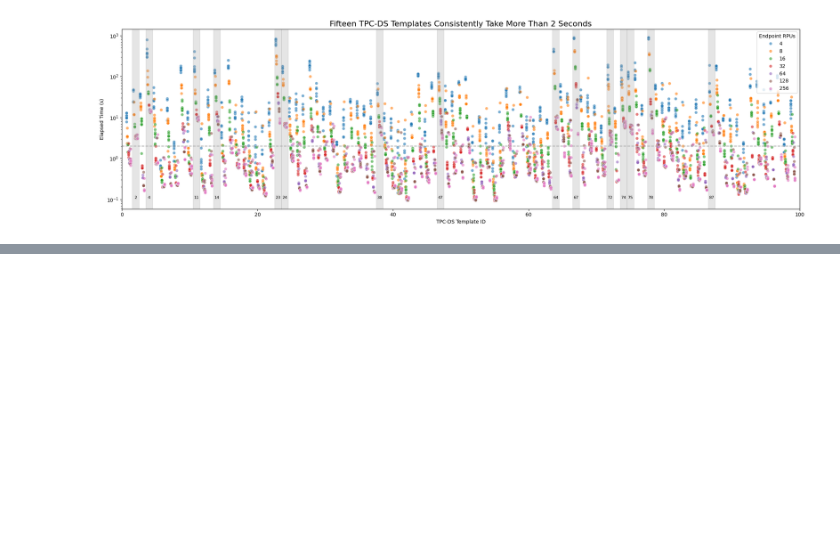
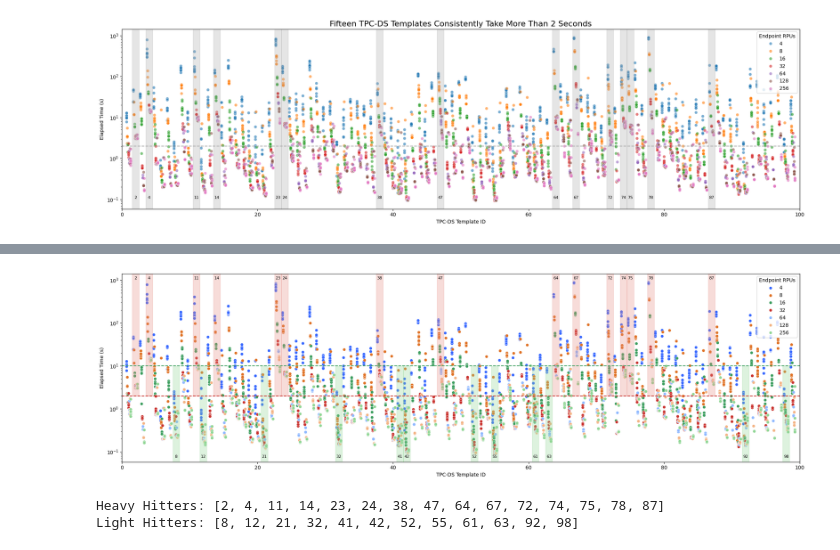
Before and after one commit to mmarkakis/autoslo, a Jupyter notebook: experiments/01_benchmarking_workload_analysis/heavy_hitters.ipynb, the cells around one changed output, grey strips where cells are left out. Saved outputs shown, nothing was run; the diff lists cells and outputs as text; code cells hidden in the pictures; blank space fills up the shorter version.

```diff
--- a/experiments/01_benchmarking_workload_analysis/heavy_hitters.ipynb
+++ b/experiments/01_benchmarking_workload_analysis/heavy_hitters.ipynb
@@ -255,0 +326,79 @@ with open(os.path.join(pu.DATA_PATH, "heavy_templates.txt"), "w") as f:
+# %%
+# Plot a grouped scatter plot, where the y axis is elapsed time in log scale. The x axis is the query template id. For each x axis value, there is a point for the mean of each endpoint, with different colors.
+# Cast the endpoint names as integers and set the palette accordingly to get darker colors for higher rpu values.
+import seaborn as sns
+import matplotlib.pyplot as plt
+from matplotlib.patches import Rectangle
+fig, ax = plt.subplots(figsize=(20, 6))
+
+possible_rpus = sorted(full_df['rpu'].unique())
+rpu_to_int = {rpu: i for i, rpu in enumerate(possible_rpus)}
+
+
+full_df['xpos'] = full_df['tpcds_template_id'] + full_df['rpu'].map(rpu_to_int) * 0.1 - (len(possible_rpus) - 1) * 0.1 / 2
+
+num_unique_rpu = full_df['rpu'].nunique()
+colors = Palette.as_list()[:num_unique_rpu]
+
+
+
+# Make sure to pick a palette with distinctive enough colors.
+sns.scatterplot(
+    data=full_df.sort_values(by="rpu"),
+    x="xpos",
+    y="latency_s",
+    hue="endpoint_name",
+    ax=ax,
+    palette=colors
+)
+ax.set_yscale("log")
+ax.set_xlim(full_df['tpcds_template_id'].min() - 1, full_df['tpcds_template_id'].max() + 1)
+
+
+# Draw a horizontal line at 2 seconds
+ax.axhline(2, color=Palette.dark_red, linestyle='--')
+
+
+# For each template where all executions are above 2 seconds, shade its area in light red. Also write the template id at the bottom of the shaded area/
+templates_above_2s = full_df.groupby('tpcds_template_id').filter(lambda x: (x['latency_s'] > 2).all())['tpcds_template_id'].unique()
+for template_id in templates_above_2s:
+
+    ax.add_patch(Rectangle((template_id - 0.5, 2), 1, ax.get_ylim()[1], color=Palette.light_red, alpha=0.3))
+    ax.text(template_id, 1000, str(template_id), color='black', ha='center', va='bottom', fontsize=8)
+
+# Draw a horizontal line at 10 seconds
+ax.axhline(10, color=Palette.dark_green, linestyle='--')
+
+# For each template where all executions are below 10 seconds, shade its area in light red. Also write the template id at the bottom of the shaded area/
+templates_below_10s = full_df.groupby('tpcds_template_id').filter(lambda x: (x['latency_s'] < 10).all())['tpcds_template_id'].unique()
+for template_id in templates_below_10s:
+    ax.add_patch(Rectangle((template_id - 0.5, 0), 1, 10, color=Palette.light_green, alpha=0.3))
+    ax.text(template_id, 0.07, str(template_id), color='black', ha='center', va='bottom', fontsize=8)
+
+
+ax.set_ylabel("Elapsed Time (s)")
+ax.set_xlabel("TPC-DS Template ID")
+ax.legend(title="Endpoint RPUs", loc='upper right')
+plt.tight_layout()
+plt.savefig("heavy_hitters_scatter_3.svg", dpi=300, bbox_inches='tight')
+plt.show()
+# %% [output]
+[figure, added]
+# %%
+# Save out the processed dataframe for future use.
+df['heavy_hitter'] = df['tpcds_template_id'].isin(templates_above_2s)
+print(f'Heavy Hitters: {[int(x) for x in sorted(templates_above_2s)]}')
+df['light_hitter'] = df['tpcds_template_id'].isin(templates_below_10s)
+print(f'Light Hitters: {[int(x) for x in sorted(templates_below_10s)]}')
+df.to_parquet(os.path.join(pu.get_data_path(), "processed.parquet"))
+
+with open(os.path.join(pu.get_data_path(), "heavy_templates.txt"), "w") as f:
+    for template_id in sorted(templates_above_2s):
+        f.write(f"{template_id}\n")
+
+with open(os.path.join(pu.get_data_path(), "light_templates.txt"), "w") as f:
+    for template_id in sorted(templates_below_10s):
+        f.write(f"{template_id}\n")
+# %% [output]
+Heavy Hitters: [2, 4, 11, 14, 23, 24, 38, 47, 64, 67, 72, 74, 75, 78, 87]
+Light Hitters: [8, 12, 21, 32, 41, 42, 52, 55, 61, 63, 92, 98]
```
Also changed, not shown: parts of 4 cells of this notebook, 4 other files.
